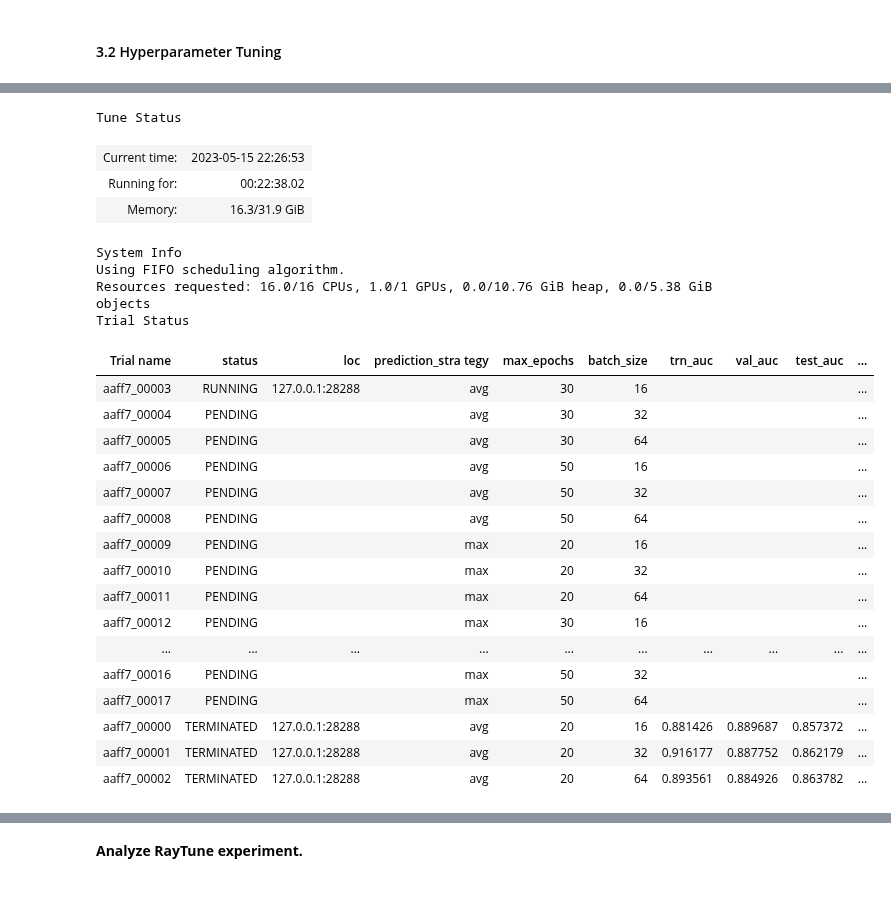
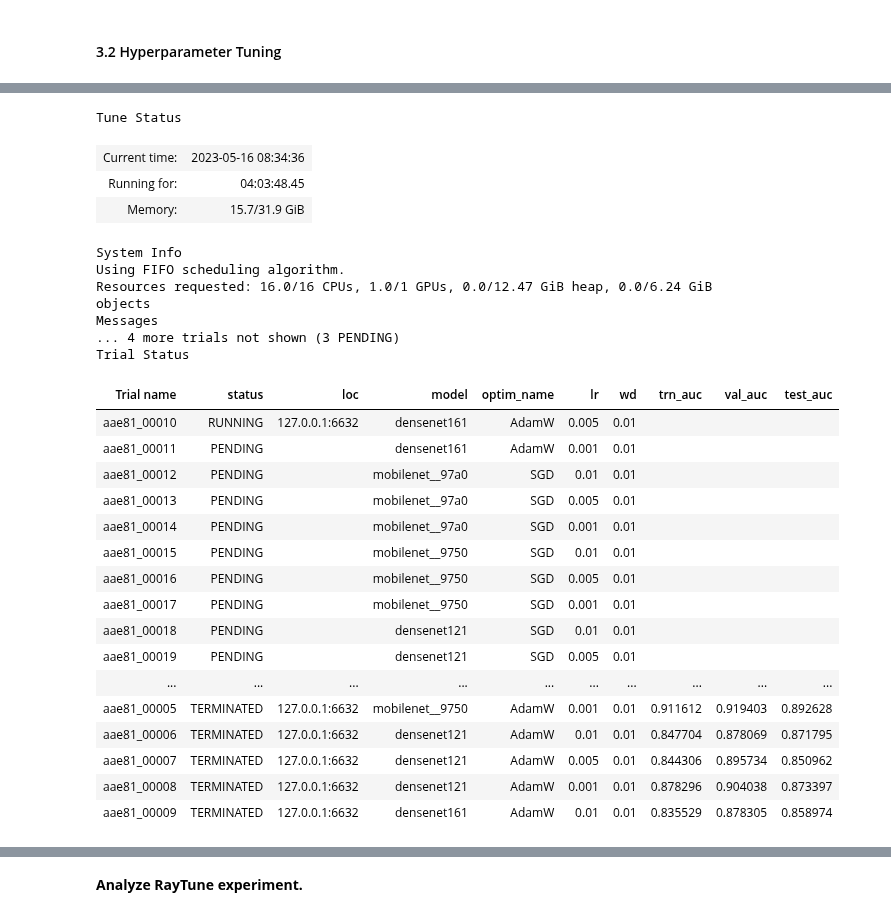
Before and after one commit to adel-R/QB-AI-for-Good, a Jupyter notebook: 1_Modeling.ipynb, the cells around one changed output, grey strips where cells are left out. Cells and saved outputs as stored; diff of their text form; code cells hidden in the pictures.

Commit message:
added new params to config

```diff
--- a/1_Modeling.ipynb
+++ b/1_Modeling.ipynb
@@ -228,12 +228,11 @@ Learnings:
 # %% [markdown]
 Let us validate that our implementation is correct by running one training loop.
 # %%
-# tunable hyperparameter search space --> search using tune.choice([]), tune.uniform(lower, upper), tune.grid_search([])
 config = {
     # basic infos
     "dir": os.path.normpath(os.getcwd()).replace("\\", "/"),
     "verbose": True,
-    "save": True,
+    "save": False,
 
     # k-fold cross val settings
     "artificial_test_size": 0.15,
@@ -244,6 +243,7 @@ config = {
     "official_test": False,
 
     # model settings
+    "model": "ResNet34"
     "max_epochs": 50,
     "batch_size": 16,
 
@@ -251,14 +251,11 @@ config = {
     "resize": True, # resize images from (64, 64) to (224, 224)
     "apply_CLAHE": False, # improve image contrast
 
-    # model
-    "model": "ResNet34",
-    "pretrained": False,
-
     # scheduler
     "lr_s": "Cosine", # StepLR decreases learning rate every 10 epochs by factor of 10
 
     # optimizer
+    "optim_name": "SGD",
     "lr":   1e-2,
     "wd":   1e-2,
     "mom":  0.9,
@@ -343,30 +340,28 @@ config = {
     # k-fold cross val settings
     "artificial_test_size": 0.15,
     "k_cv": 5, # must be bigger than 1
-    "prediction_strategy": tune.grid_search(["avg", "max"]), # ["avg", "max"]
+    "prediction_strategy": "avg", # ["avg", "max"]
 
     # test set settings
     "official_test": False,
 
     # model settings
-    "max_epochs": tune.grid_search([20, 30, 50]),
-    "batch_size": tune.grid_search([16, 32, 64]),
+    "model": tune.grid_search(["mobilenet_v3_small", "mobilenet_v3_large", "densenet121", "densenet161"]),
+    "max_epochs": 50,
+    "batch_size": 16,
 
     # preprocessing
     "resize": True, # resize images from (64, 64) to (224, 224)
     "apply_CLAHE": False, # improve image contrast
 
-    # model
-    "model": "ResNet34",
-    "pretrained": False,
-
     # scheduler
     "lr_s": "Cosine", # StepLR decreases learning rate every 10 epochs by factor of 10
 
     # optimizer
-    "lr":   1e-2,
+    "optim_name": tune.grid_search(["AdamW", "SGD"]),
+    "lr":   tune.grid_search([1e-2, 5e-3, 1e-3]),
     "wd":   1e-2,
-    "mom":  0.9,
+    "mom":  0.9, # only for SGD
 
     # loss function
     "criterion": "BCE"
@@ -374,36 +382,38 @@ config = {
 # %%
 # how many trials to run (if grid_search utilized, it will run this number per grid_search value)
 num_samples = 1
 
 # run experiment
 result_grid = modeling.run_ray_experiment(
     modeling.ray_trainable, config, ray_path, num_samples,
-    metric_columns = ["trn_auc", "val_auc", "test_auc", "training_iteration"],
-    parameter_columns = ["prediction_strategy", "max_epochs", "batch_size"]
+    metric_columns = ["trn_auc", "val_auc", "test_auc"],
+    parameter_columns = ["model", "optim_name", "lr", "wd"]
 )
 # %% [output]
 Tune Status
-| Current time: | 2023-05-15 22:26:53 |
-| Running for: | 00:22:38.02 |
-| Memory: | 16.3/31.9 GiB |
+| Current time: | 2023-05-16 08:34:36 |
+| Running for: | 04:03:48.45 |
+| Memory: | 15.7/31.9 GiB |
 System Info
 Using FIFO scheduling algorithm.
-Resources requested: 16.0/16 CPUs, 1.0/1 GPUs, 0.0/10.76 GiB heap, 0.0/5.38 GiB objects
+Resources requested: 16.0/16 CPUs, 1.0/1 GPUs, 0.0/12.47 GiB heap, 0.0/6.24 GiB objects
+Messages
+... 4 more trials not shown (3 PENDING)
 Trial Status
-| Trial name | status | loc | prediction_stra tegy | max_epochs | batch_size | trn_auc | val_auc | test_auc | ... |
-| aaff7_00003 | RUNNING | 127.0.0.1:28288 | avg | 30 | 16 |  |  |  | ... |
-| aaff7_00004 | PENDING |  | avg | 30 | 32 |  |  |  | ... |
-| aaff7_00005 | PENDING |  | avg | 30 | 64 |  |  |  | ... |
-| aaff7_00006 | PENDING |  | avg | 50 | 16 |  |  |  | ... |
-| aaff7_00007 | PENDING |  | avg | 50 | 32 |  |  |  | ... |
-| aaff7_00008 | PENDING |  | avg | 50 | 64 |  |  |  | ... |
-| aaff7_00009 | PENDING |  | max | 20 | 16 |  |  |  | ... |
-| aaff7_00010 | PENDING |  | max | 20 | 32 |  |  |  | ... |
-| aaff7_00011 | PENDING |  | max | 20 | 64 |  |  |  | ... |
-| aaff7_00012 | PENDING |  | max | 30 | 16 |  |  |  | ... |
+| Trial name | status | loc | model | optim_name | lr | wd | trn_auc | val_auc | test_auc |
+| aae81_00010 | RUNNING | 127.0.0.1:6632 | densenet161 | AdamW | 0.005 | 0.01 |  |  |  |
+| aae81_00011 | PENDING |  | densenet161 | AdamW | 0.001 | 0.01 |  |  |  |
+| aae81_00012 | PENDING |  | mobilenet__97a0 | SGD | 0.01 | 0.01 |  |  |  |
+| aae81_00013 | PENDING |  | mobilenet__97a0 | SGD | 0.005 | 0.01 |  |  |  |
+| aae81_00014 | PENDING |  | mobilenet__97a0 | SGD | 0.001 | 0.01 |  |  |  |
+| aae81_00015 | PENDING |  | mobilenet__9750 | SGD | 0.01 | 0.01 |  |  |  |
+| aae81_00016 | PENDING |  | mobilenet__9750 | SGD | 0.005 | 0.01 |  |  |  |
+| aae81_00017 | PENDING |  | mobilenet__9750 | SGD | 0.001 | 0.01 |  |  |  |
+| aae81_00018 | PENDING |  | densenet121 | SGD | 0.01 | 0.01 |  |  |  |
+| aae81_00019 | PENDING |  | densenet121 | SGD | 0.005 | 0.01 |  |  |  |
 | ... | ... | ... | ... | ... | ... | ... | ... | ... | ... |
-| aaff7_00016 | PENDING |  | max | 50 | 32 |  |  |  | ... |
-| aaff7_00017 | PENDING |  | max | 50 | 64 |  |  |  | ... |
-| aaff7_00000 | TERMINATED | 127.0.0.1:28288 | avg | 20 | 16 | 0.881426 | 0.889687 | 0.857372 | ... |
-| aaff7_00001 | TERMINATED | 127.0.0.1:28288 | avg | 20 | 32 | 0.916177 | 0.887752 | 0.862179 | ... |
-| aaff7_00002 | TERMINATED | 127.0.0.1:28288 | avg | 20 | 64 | 0.893561 | 0.884926 | 0.863782 | ... |
+| aae81_00005 | TERMINATED | 127.0.0.1:6632 | mobilenet__9750 | AdamW | 0.001 | 0.01 | 0.911612 | 0.919403 | 0.892628 |
+| aae81_00006 | TERMINATED | 127.0.0.1:6632 | densenet121 | AdamW | 0.01 | 0.01 | 0.847704 | 0.878069 | 0.871795 |
+| aae81_00007 | TERMINATED | 127.0.0.1:6632 | densenet121 | AdamW | 0.005 | 0.01 | 0.844306 | 0.895734 | 0.850962 |
+| aae81_00008 | TERMINATED | 127.0.0.1:6632 | densenet121 | AdamW | 0.001 | 0.01 | 0.878296 | 0.904038 | 0.873397 |
+| aae81_00009 | TERMINATED | 127.0.0.1:6632 | densenet161 | AdamW | 0.01 | 0.01 | 0.835529 | 0.878305 | 0.858974 |
```
Also changed, not shown: parts of 5 cells of this notebook, 1 other file.
